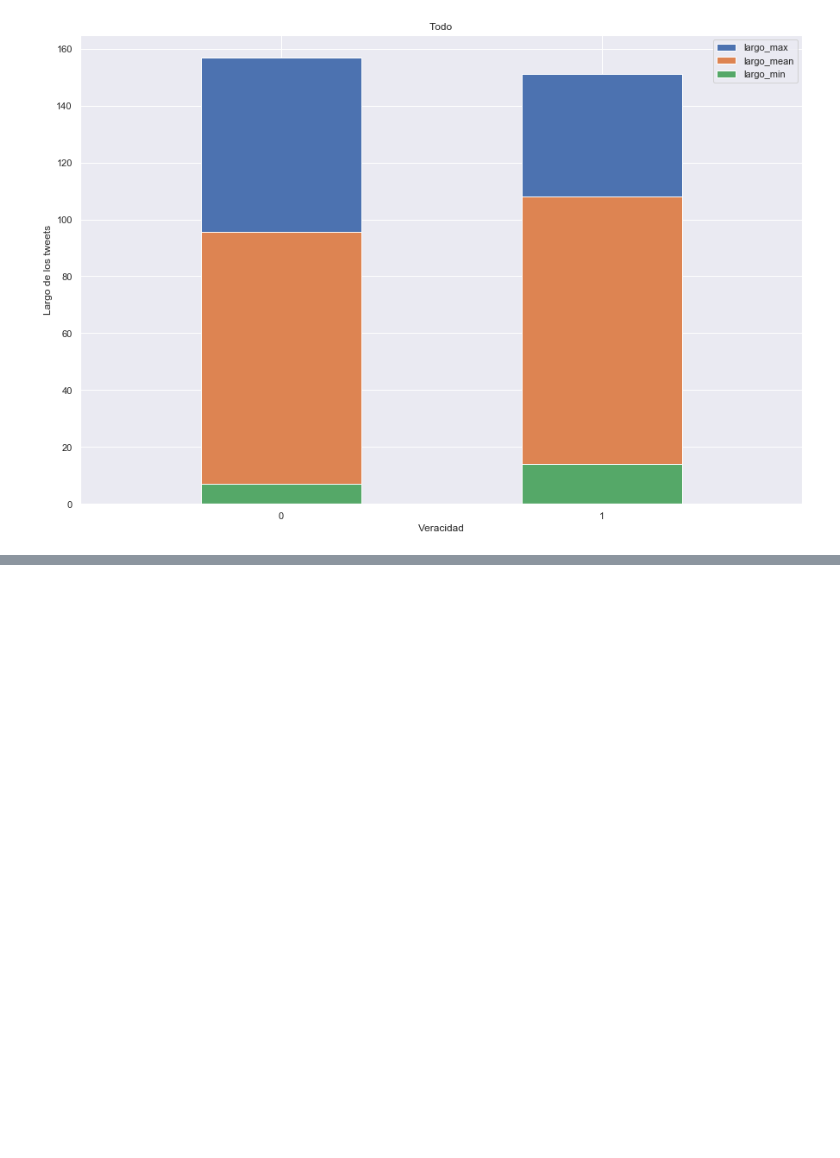
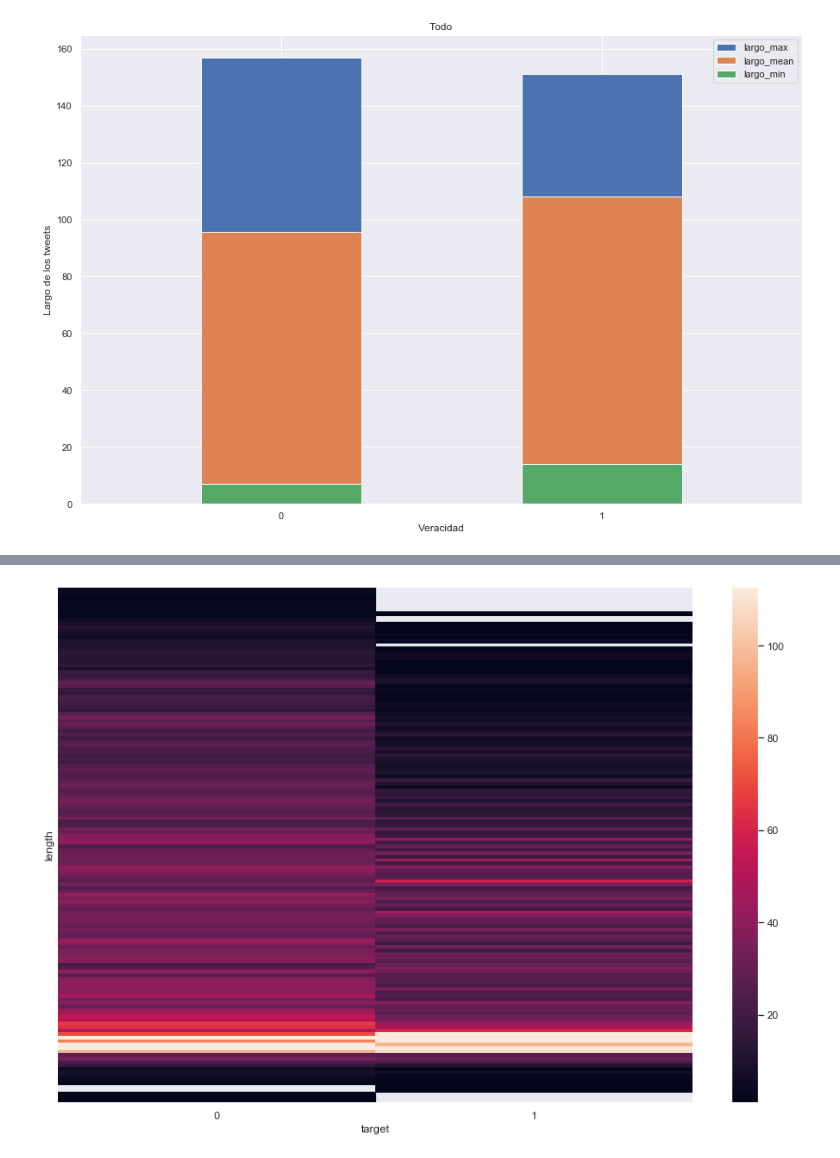
Before and after one commit to milemarchese/OrganizacionDeDatos, a Jupyter notebook: Análisis Exploratorio.ipynb, the cells around one changed output, grey strips where cells are left out. Saved outputs shown, nothing was run; the diff lists cells and outputs as text; code cells hidden in the pictures; blank space fills up the shorter version.

```diff
--- a/Análisis Exploratorio.ipynb
+++ b/Análisis Exploratorio.ipynb
@@ -215,3 +215,10 @@ ax.legend()
 plt.show()
 # %% [output]
 [figure]
+# %%
+# generamos una columna para agregar y procesar mediante una tabla pivot
+
+
+tweets_length['is_a_tweet'] = 1
+for_heatmap = tweets_length.pivot_table(index = 'length', columns = 'target', values = 'is_a_tweet', aggfunc = 'sum')
+for_heatmap
@@ -217,0 +240,4 @@ plt.show()
+# %%
+g = sns.heatmap(for_heatmap, robust = True, yticklabels = False)#, cmap="YlGnBu")#, square = True)#, linewidths=1)
+# %% [output]
+[figure, added]
```
Also changed, not shown: parts of 13 cells of this notebook.
